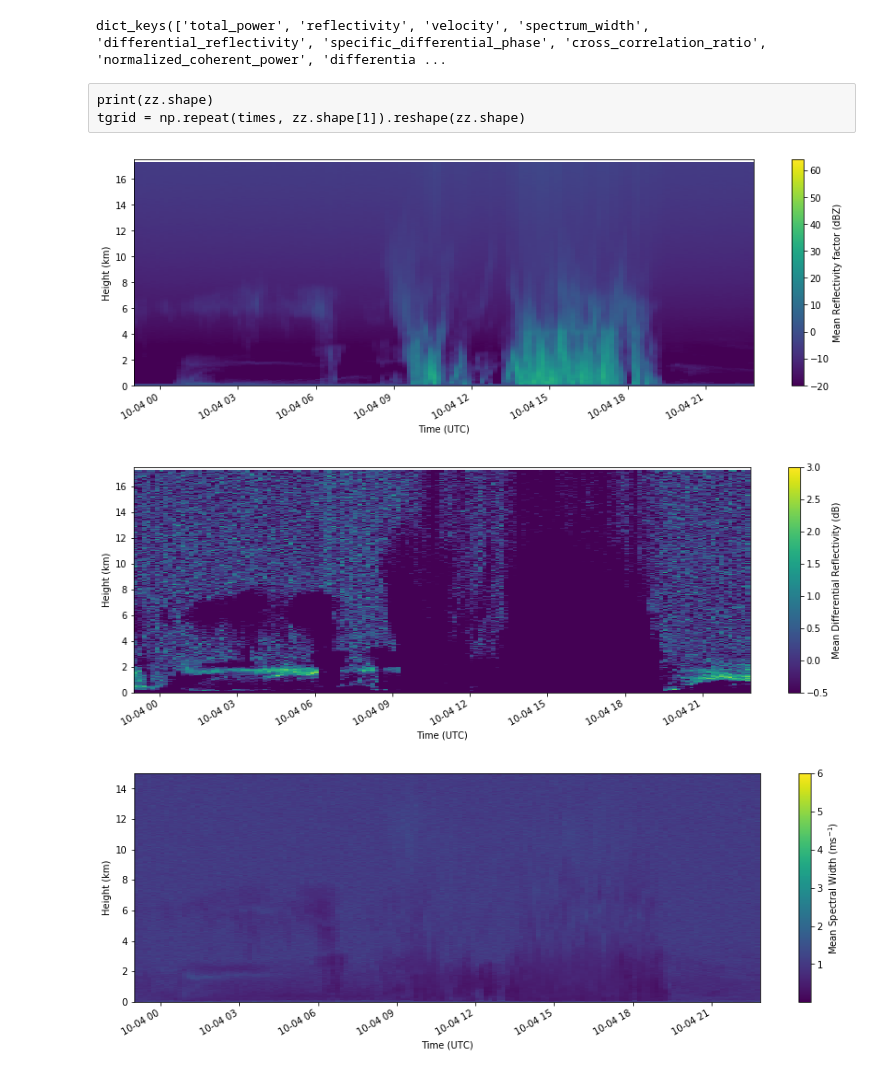
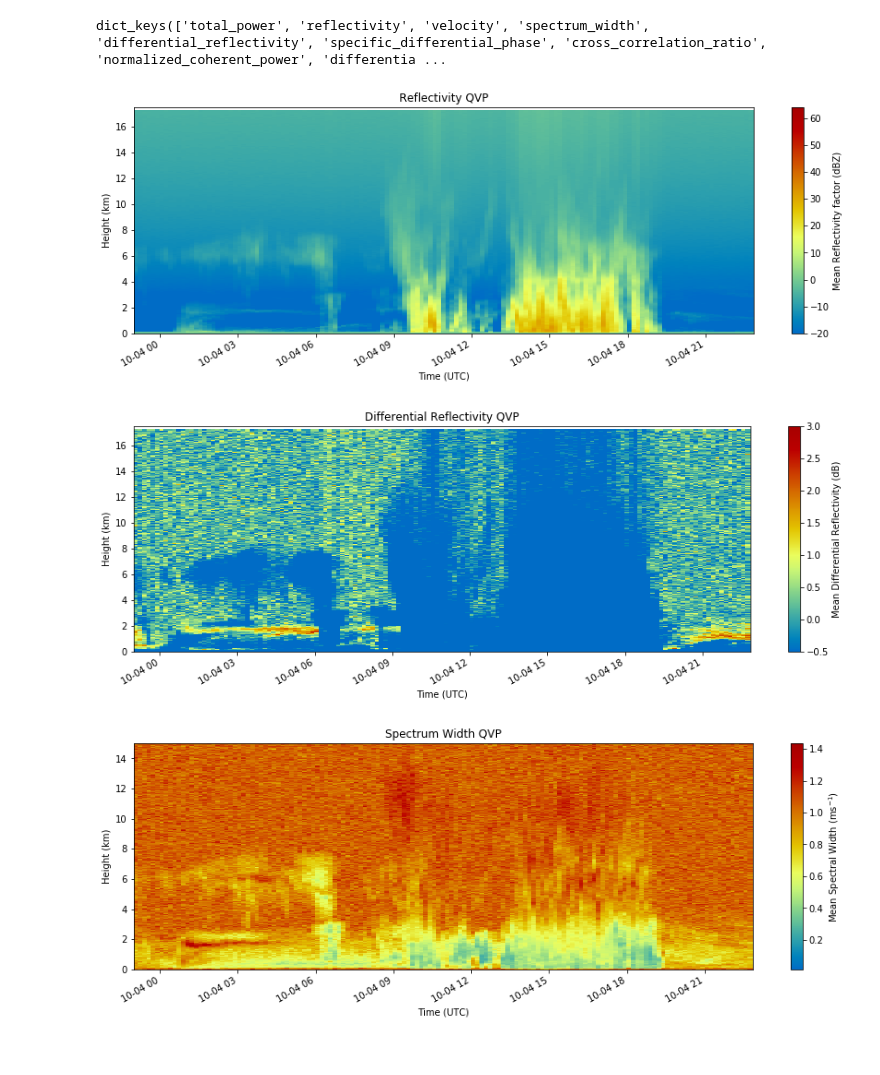
Before and after one commit to jhemedin/qvp, a Jupyter notebook: notebooks/qvp.ipynb, the cells around one changed output. Drawn from its saved outputs; the diff is of its cells as text; code cells hidden in the pictures.

Commit message:
ENH: changed plot cmap to HomeyerRainbow

```diff
--- a/notebooks/qvp.ipynb
+++ b/notebooks/qvp.ipynb
@@ -165,9 +165,6 @@ Text(0, 0.5, 'Height Above Ground (km)')
 qvp.keys()
 # %% [output]
 dict_keys(['total_power', 'reflectivity', 'velocity', 'spectrum_width', 'differential_reflectivity', 'specific_differential_phase', 'cross_correlation_ratio', 'normalized_coherent_power', 'differentia ...
-# %% [raw]
-print(zz.shape)
-tgrid = np.repeat(times, zz.shape[1]).reshape(zz.shape)
 # %%
 time_series = {}
 
@@ -196,6 +193,7 @@ times.sort()
 fig = plt.figure(figsize = [15,5])
 pc = plt.pcolormesh(times, qvps[0]['height']/1000.0,
                     time_series['reflectivity'].transpose(),
+                    cmap=pyart.graph.cm_colorblind.HomeyerRainbow,
                     vmin = -20, vmax = 64)
 ax = plt.gca()
 ax.xaxis_date()
@@ -204,14 +202,18 @@ fig.autofmt_xdate()
 plt.xlabel('Time (UTC)')
 plt.ylabel('Height (km)')
 plt.ylim([0,17.5])
+plt.title('Reflectivity QVP')
 cb = plt.colorbar()
 cb.set_label('Mean Reflectivity factor (dBZ)')
+plt.savefig('reflectivity.png', dpi=300)
+plt.show()
 # %% [output]
-[figure, old version]
+[figure, new version]
 # %%
 fig = plt.figure(figsize = [15,5])
 pc = plt.pcolormesh(times, qvps[0]['height']/1000.0,
                     time_series['differential_reflectivity'].transpose(),
+                    cmap=pyart.graph.cm_colorblind.HomeyerRainbow,
                     vmin = -.5, vmax = 3)
 ax = plt.gca()
 ax.xaxis_date()
@@ -219,26 +221,33 @@ fig.autofmt_xdate()
 plt.xlabel('Time (UTC)')
 plt.ylabel('Height (km)')
 plt.ylim([0,17.5])
+plt.title('Differential Reflectivity QVP')
 cb = plt.colorbar()
 cb.set_label('Mean Differential Reflectivity (dB)')
+plt.savefig('differential_reflectivity.png', dpi=300)
+plt.show()
 # %% [output]
-[figure, old version]
+[figure, new version]
 # %%
 times.sort()
 fig = plt.figure(figsize = [15,5])
 pc = plt.pcolormesh(times, qvps[0]['height']/1000.0,
                     time_series['spectrum_width'].transpose(),
-                    vmax = 6)
+                    cmap=pyart.graph.cm_colorblind.HomeyerRainbow)#,
+                    #vmax = 6)
 ax = plt.gca()
 ax.xaxis_date()
 fig.autofmt_xdate()
 plt.xlabel('Time (UTC)')
 plt.ylabel('Height (km)')
 plt.ylim([0,15])
+plt.title('Spectrum Width QVP')
 cb = plt.colorbar()
 cb.set_label('Mean Spectral Width (ms$^{-1}$)')
+plt.savefig('spectrum_width.png', dpi=300)
+plt.show()
 # %% [output]
-[figure, old version]
+[figure, new version]
 # %%
 times.sort()
 fig = plt.figure(figsize = [15,5])
```
Also changed, not shown: parts of 2 cells of this notebook.
